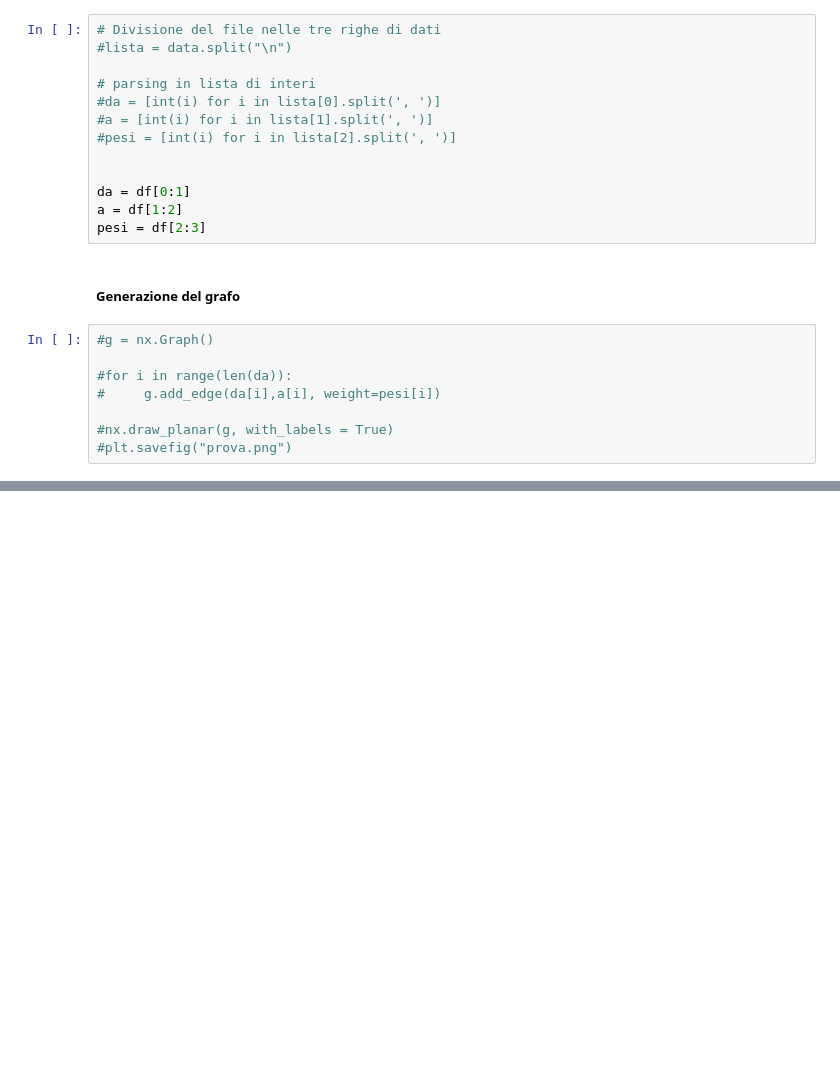
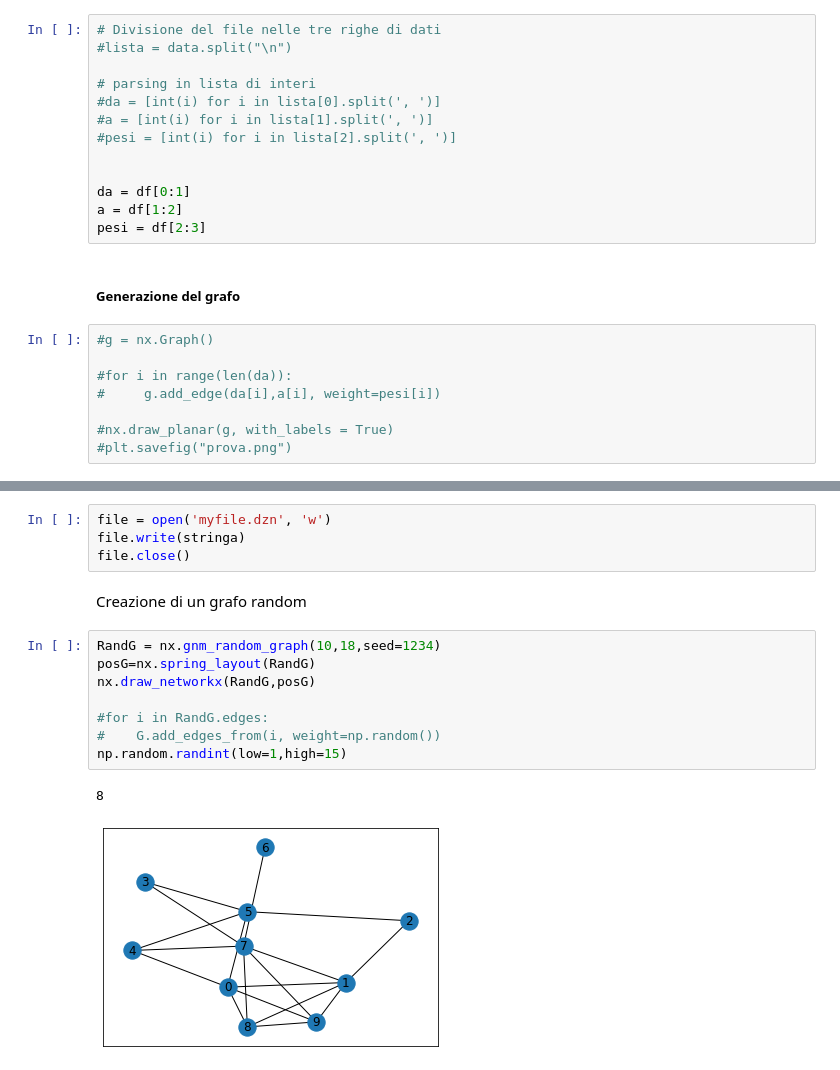
Before and after one commit to jokerale/pizzaguy, a Jupyter notebook: code/plot.ipynb, the cells around one changed output, grey strips where cells are left out. Cells and saved outputs as stored; diff of their text form; blank space fills up the shorter version.

```diff
--- a/code/plot.ipynb
+++ b/code/plot.ipynb
@@ -107,0 +127,17 @@ mDist.sort_index()
+# %%
+file = open('myfile.dzn', 'w')
+file.write(stringa)
+file.close()
+# %% [markdown]
+Creazione di un grafo random
+# %%
+RandG = nx.gnm_random_graph(10,18,seed=1234)
+posG=nx.spring_layout(RandG)
+nx.draw_networkx(RandG,posG)
+
+#for i in RandG.edges:
+#    G.add_edges_from(i, weight=np.random())
+np.random.randint(low=1,high=15)
+# %% [output]
+8
+[figure, added]
```
Also changed, not shown: parts of 13 cells of this notebook, 1 other file.
